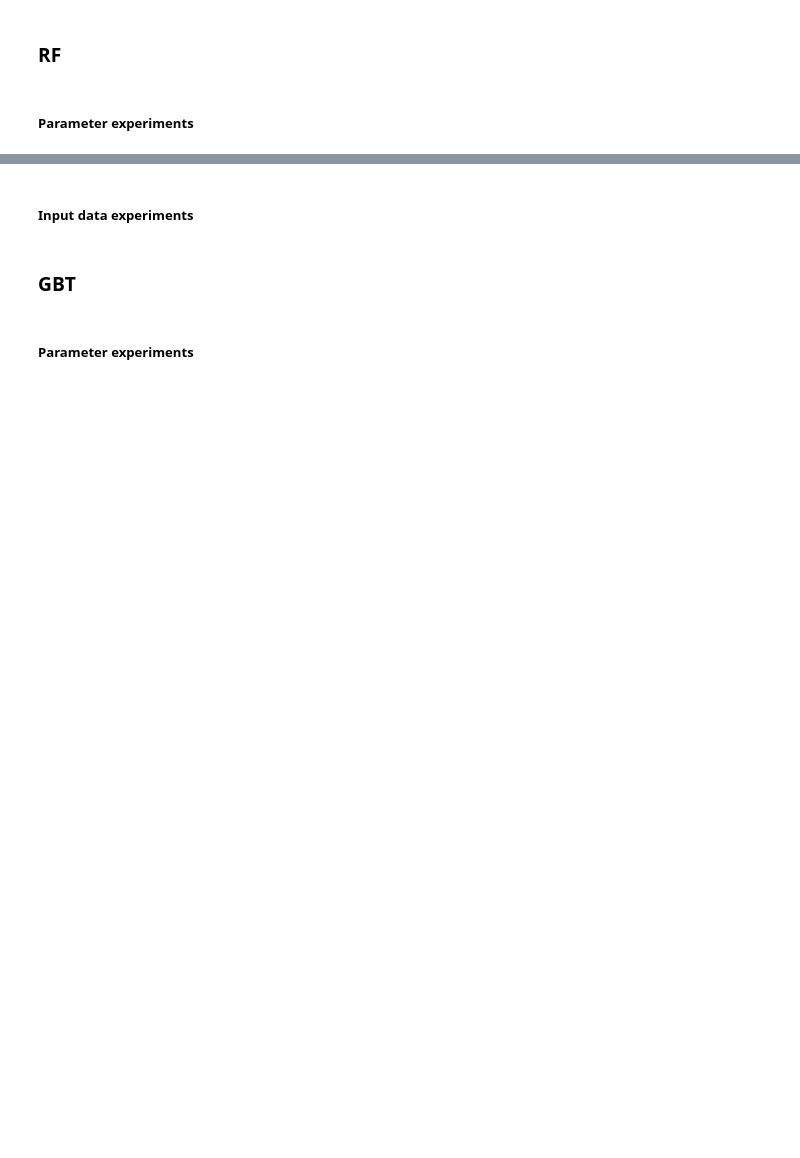
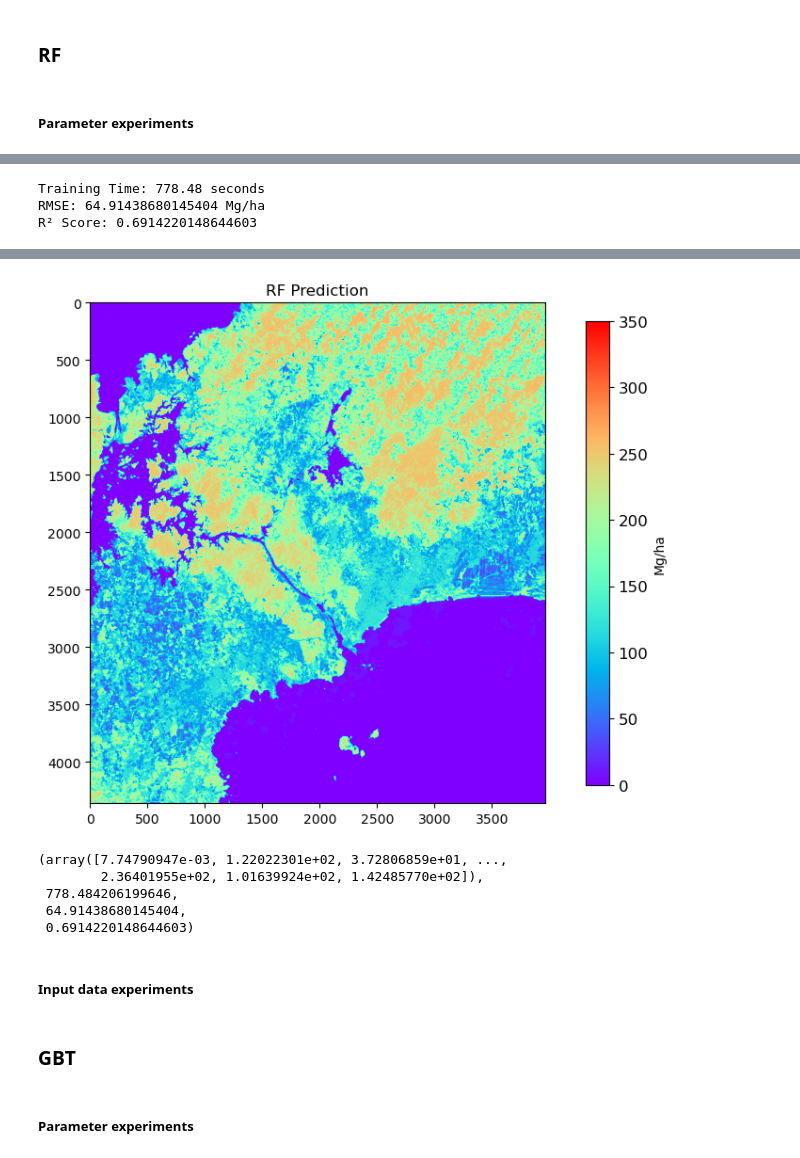
Before and after one commit to annalisefishell/MasterThesis, a Jupyter notebook: panama.ipynb, the cells around one changed output, grey strips where cells are left out. Saved outputs shown, nothing was run; the diff lists cells and outputs as text; code cells hidden in the pictures; blank space fills up the shorter version.

```diff
--- a/panama.ipynb
+++ b/panama.ipynb
@@ -144,8 +141,8 @@ n_estimators = [50, 125, 200]
 max_tree_depths = [10, 15, 30]
 
 if EXPERIMENT_RUN == 'all':
-    rf_output = m.parameter_experiments(n_estimators, max_tree_depths, NUM_SIMULATIONS, 'rf', de_X_train, de_y_train, de_X_test,
-                                de_y_test, de_X_2d, de_height, de_width)
+    rf_output = m.parameter_experiments(n_estimators, max_tree_depths, NUM_SIMULATIONS, 'rf', pa_X_train, pa_y_train, pa_X_test,
+                                pa_y_test, pa_X_2d, pa_height, pa_width)
 
     with open('data/output/pa.txt', 'a') as file:
         file.write('RF Parameter Experiments Output:\n')
@@ -173,0 +160,3 @@ if EXPERIMENT_RUN == 'all':
+Training Time: 778.48 seconds
+RMSE: 64.91438680145404 Mg/ha
+R² Score: 0.6914220148644603
@@ -174,3 +166,9 @@ if EXPERIMENT_RUN == 'all':
+[figure, added]
+(array([7.74790947e-03, 1.22022301e+02, 3.72806859e+01, ...,
+        2.36401955e+02, 1.01639924e+02, 1.42485770e+02]),
+ 778.484206199646,
+ 64.91438680145404,
+ 0.6914220148644603)
 # %% [markdown]
 ##### Input data experiments
 # %%
```
Also changed, not shown: parts of 9 cells of this notebook, 5 other files.
